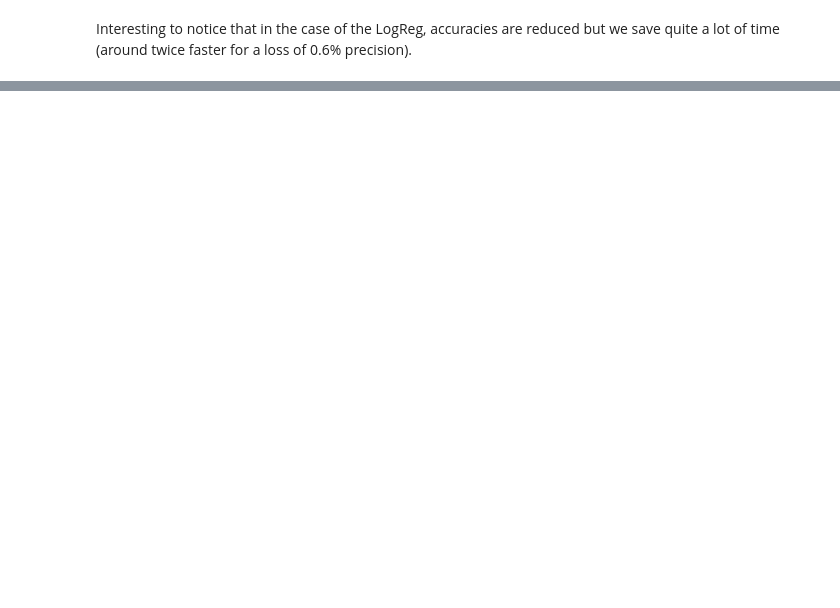
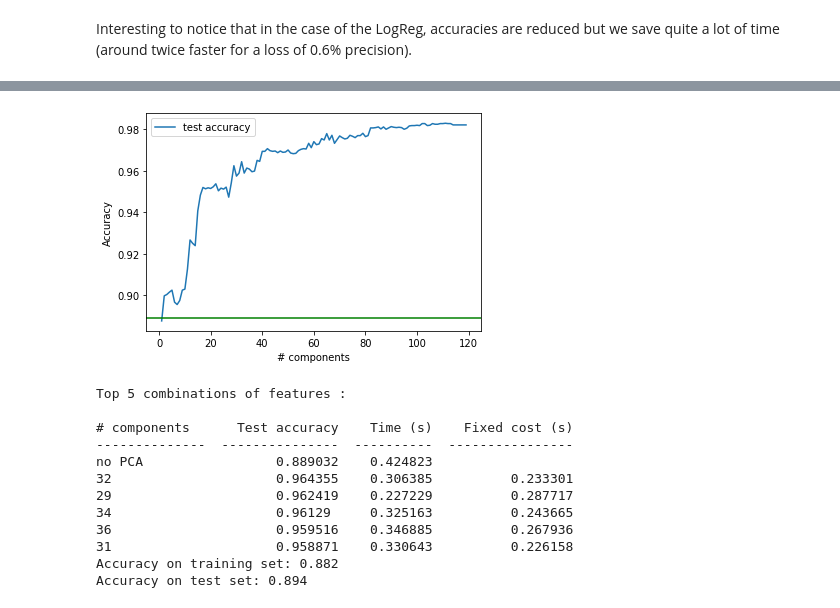
Before and after one commit to roussieau/masterthesis, a Jupyter notebook: src/machine_learning/LinearModels/LogisticRegression/principal_components_analysis.ipynb, the cells around one changed output, grey strips where cells are left out. Saved outputs shown, nothing was run; the diff lists cells and outputs as text; code cells hidden in the pictures; blank space fills up the shorter version.

```diff
--- a/src/machine_learning/LinearModels/LogisticRegression/principal_components_analysis.ipynb
+++ b/src/machine_learning/LinearModels/LogisticRegression/principal_components_analysis.ipynb
@@ -22,0 +41,16 @@ Interesting to notice that in the case of the LogReg, accuracies are reduced but
+# %%
+PCA_snapshot('../../../dumps/time_analysis/threshold_3/3_20190615_31000.csv','log','../../')
+# %% [output]
+[figure, added]
+Top 5 combinations of features :
+
+# components      Test accuracy    Time (s)    Fixed cost (s)
+--------------  ---------------  ----------  ----------------
+no PCA                 0.889032    0.424823
+32                     0.964355    0.306385          0.233301
+29                     0.962419    0.227229          0.287717
+34                     0.96129     0.325163          0.243665
+36                     0.959516    0.346885          0.267936
+31                     0.958871    0.330643          0.226158
+Accuracy on training set: 0.882
+Accuracy on test set: 0.894
```
Also changed, not shown: parts of 3 cells of this notebook, 10 other files.
